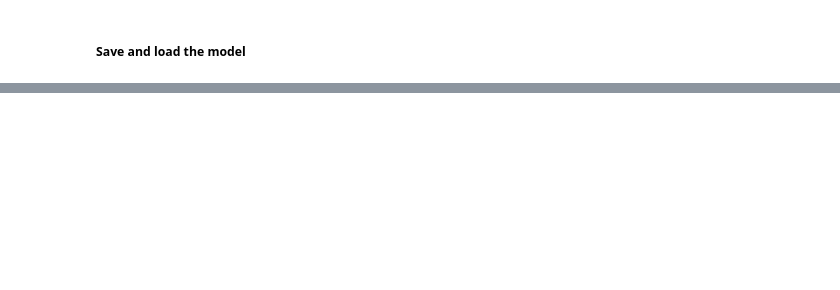
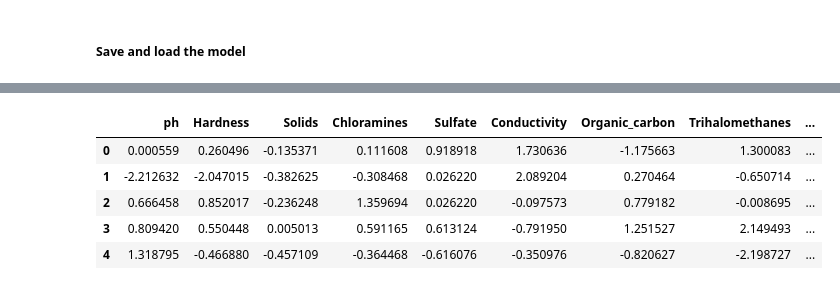
Before and after one commit to opon13/Drinking-water-potability-analysis-in-Python, a Jupyter notebook: Model-building phase.ipynb, the cells around one changed output, grey strips where cells are left out. Saved outputs shown, nothing was run; the diff lists cells and outputs as text; code cells hidden in the pictures; blank space fills up the shorter version.

```diff
--- a/Model-building phase.ipynb
+++ b/Model-building phase.ipynb
@@ -785,0 +713,12 @@ f1_score = 37.04%.
+# %%
+df_w50 = pd.DataFrame(water50, columns = water.columns)
+y_w50=df_w50['Potability']
+df_w50=df_w50.drop(columns='Potability')
+df_w50.head()
+# %% [output]
+|  | ph | Hardness | Solids | Chloramines | Sulfate | Conductivity | Organic_carbon | Trihalomethanes | ... |
+| 0 | 0.000559 | 0.260496 | -0.135371 | 0.111608 | 0.918918 | 1.730636 | -1.175663 | 1.300083 | ... |
+| 1 | -2.212632 | -2.047015 | -0.382625 | -0.308468 | 0.026220 | 2.089204 | 0.270464 | -0.650714 | ... |
+| 2 | 0.666458 | 0.852017 | -0.236248 | 1.359694 | 0.026220 | -0.097573 | 0.779182 | -0.008695 | ... |
+| 3 | 0.809420 | 0.550448 | 0.005013 | 0.591165 | 0.613124 | -0.791950 | 1.251527 | 2.149493 | ... |
+| 4 | 1.318795 | -0.466880 | -0.457109 | -0.364468 | -0.616076 | -0.350976 | -0.820627 | -2.198727 | ... |
```
Also changed, not shown: parts of 135 cells of this notebook, 1 other file.
